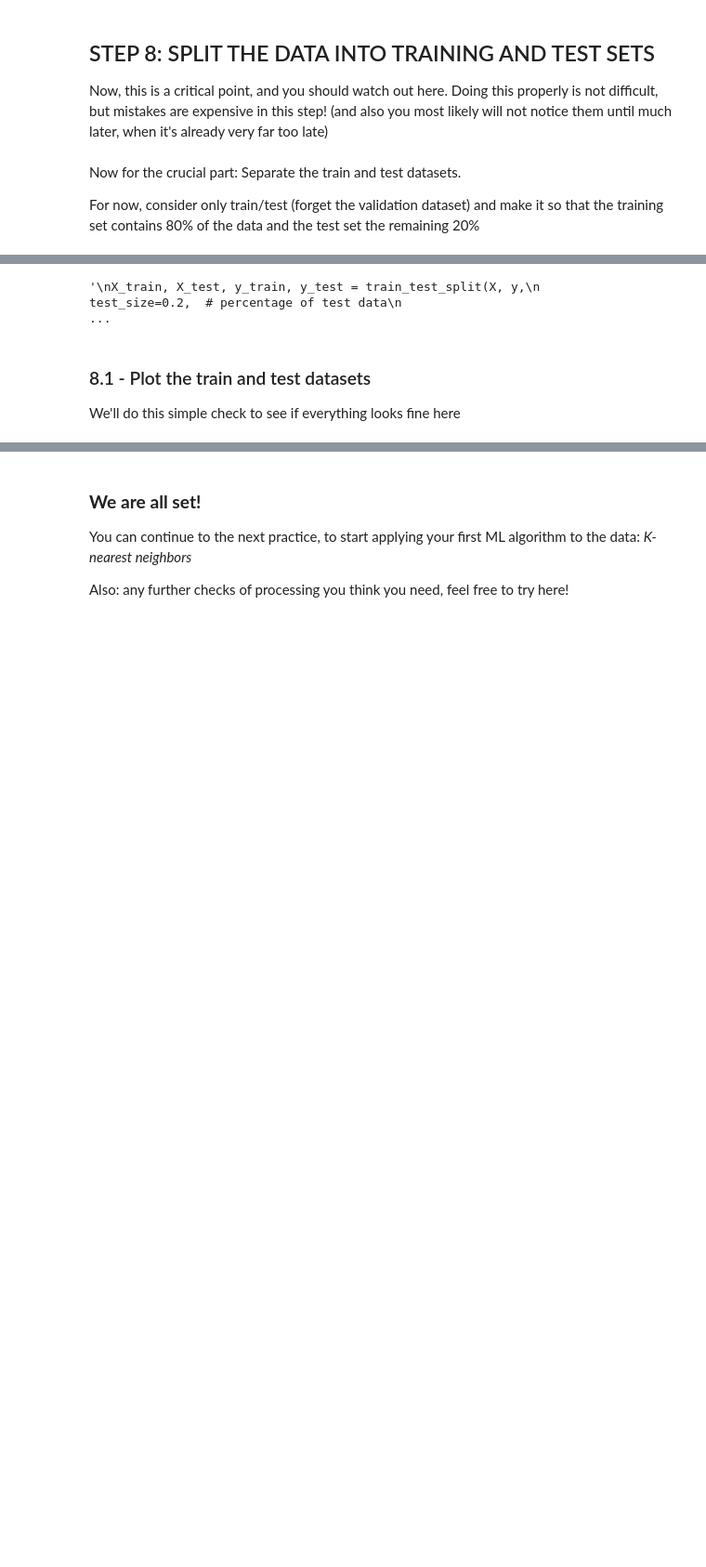
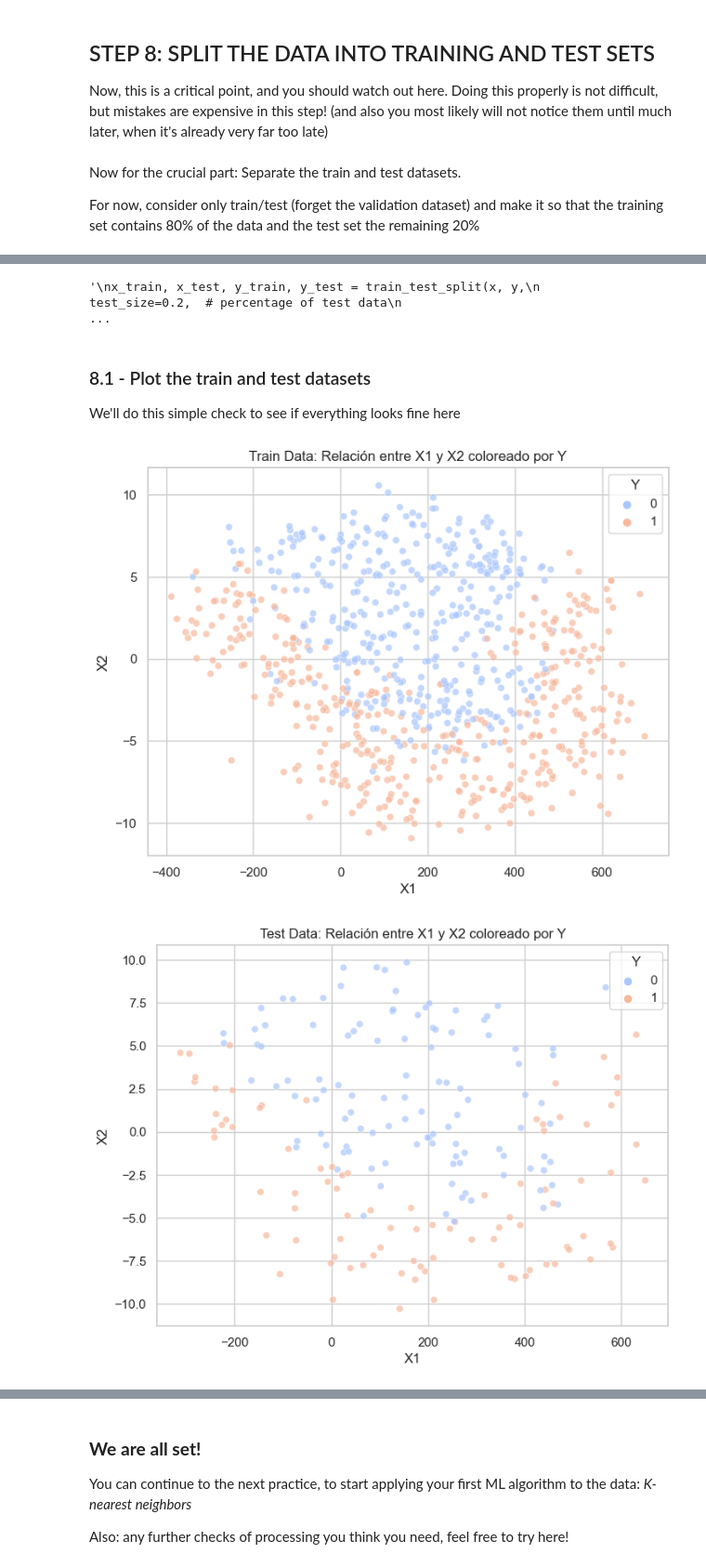
Before and after one commit to ICAI-IMAT-ML/p2-2-crishernandezp, a Jupyter notebook: Lab_2_1_intro/Lab_2_1_intro.ipynb, the cells around one changed output, grey strips where cells are left out. Shown: that part at 93% size. Cells and saved outputs as stored; diff of their text form; code cells hidden in the pictures; blank space fills up the shorter version.

```diff
--- a/Lab_2_1_intro/Lab_2_1_intro.ipynb
+++ b/Lab_2_1_intro/Lab_2_1_intro.ipynb
@@ -279,8 +350,13 @@ Now, this is a critical point, and you should watch out here. Doing this properl
 # %%
 # First: Shuffle the data (check out the .sample() method in pandas)
 
+df_shuffled = cleaned_df.sample(frac=1)
 
 # Then, separate the inputs, stored in "X" (pd.dataframe) from the target variable, stored in "y" (pd.series)
+
+x = df_shuffled[["X1", "X2"]]  # input variable
+
+y = df_shuffled["Y"]  # output variables
 # %% [markdown]
 Now for the crucial part: Separate the train and test datasets.
 
@@ -294,13 +401,13 @@ For now, consider only train/test (forget the validation dataset) and make it so
 # %%
 # See how convenient sklearn becomes here, for example...
 '''
-X_train, X_test, y_train, y_test = train_test_split(X, y,
+x_train, x_test, y_train, y_test = train_test_split(x, y,
                                                     test_size=0.2,  # percentage of test data
                                                     random_state=0, # seed for replication
                                                     stratify = y)   # Preserves distribution of y
 '''
 # %% [output]
-'\nX_train, X_test, y_train, y_test = train_test_split(X, y,\n                                                    test_size=0.2,  # percentage of test data\n                                            ...
+'\nx_train, x_test, y_train, y_test = train_test_split(x, y,\n                                                    test_size=0.2,  # percentage of test data\n                                            ...
 # %% [markdown]
 ### 8.1 - Plot the train and test datasets
 We'll do this simple check to see if everything looks fine here
@@ -313,0 +414,25 @@ We'll do this simple check to see if everything looks fine here
+# %%
+# To make plotting easier, group together train data and test data
+
+# Unir x_train e y_train en un solo DataFrame llamado train_data
+train_data = pd.concat([x_train, y_train], axis=1)
+
+# Unir x_test e y_test en un solo DataFrame llamado test_data
+test_data = pd.concat([x_test, y_test], axis=1)
+
+# Plot de train and test data
+
+# Crear scatterplot para Train Data
+plt.figure(figsize=(8, 6))
+sns.scatterplot(data=train_data, x="X1", y="X2", hue="Y", palette="coolwarm", alpha=0.7)
+plt.title("Train Data: Relación entre X1 y X2 coloreado por Y")
+plt.show()
+
+# Crear scatterplot para Test Data
+plt.figure(figsize=(8, 6))
+sns.scatterplot(data=test_data, x="X1", y="X2", hue="Y", palette="coolwarm", alpha=0.7)
+plt.title("Test Data: Relación entre X1 y X2 coloreado por Y")
+plt.show()
+# %% [output]
+[figure, added]
+[figure, added]
```
Also changed, not shown: parts of 19 cells of this notebook, 5 other files.
